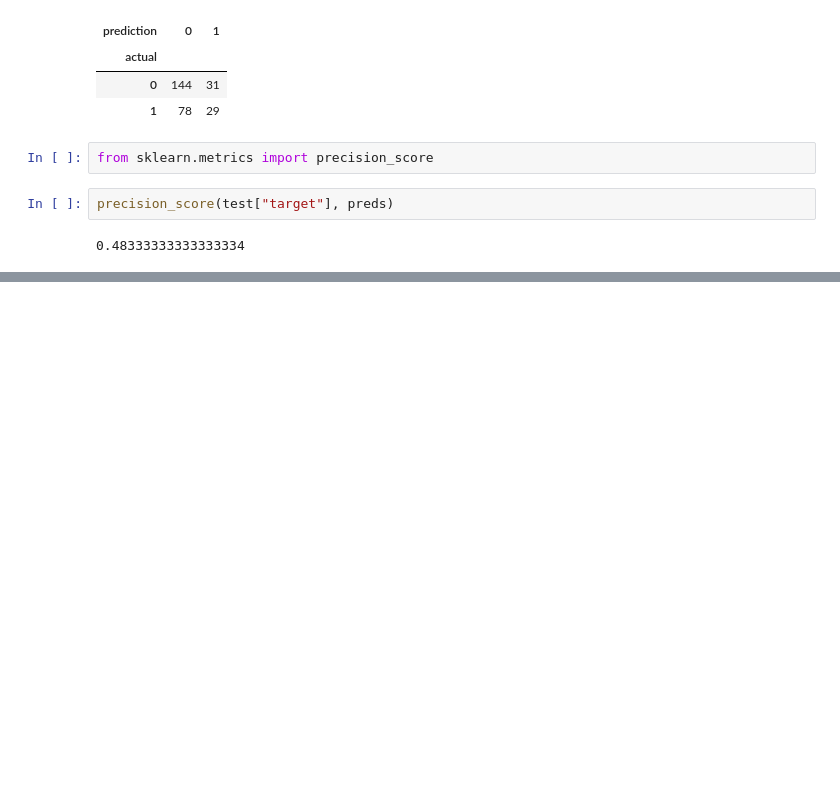
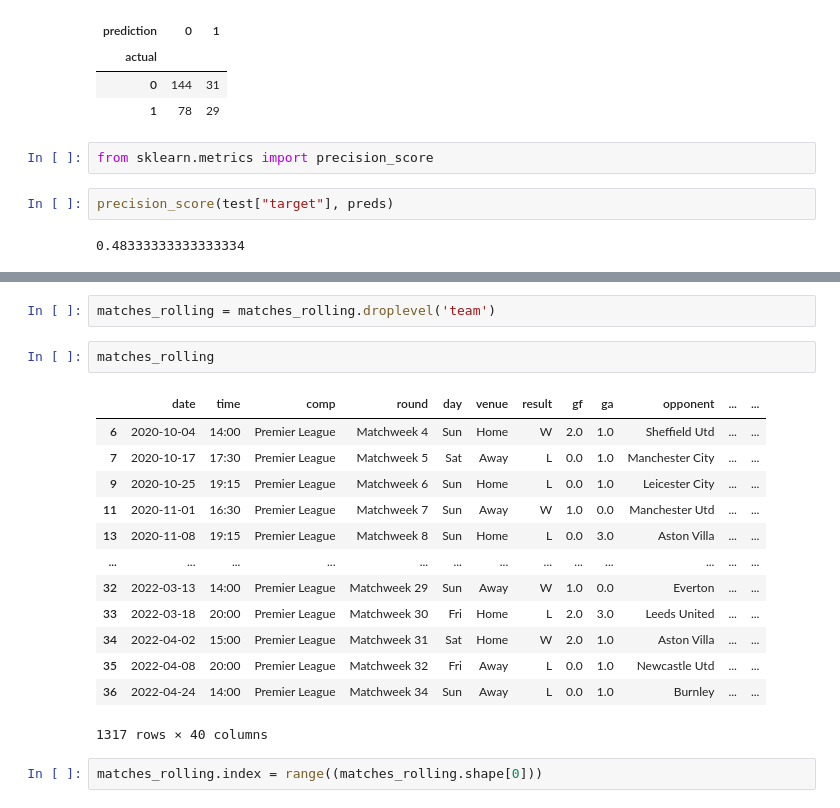
Before and after one commit to jeevanesh12/data_analytics_project, a Jupyter notebook: match_data.ipynb, the cells around one changed output, grey strips where cells are left out. Drawn from its saved outputs; the diff is of its cells as text; blank space fills up the shorter version.

```diff
--- a/match_data.ipynb
+++ b/match_data.ipynb
@@ -174,0 +235,20 @@ precision_score(test["target"], preds)
+# %%
+matches_rolling = matches_rolling.droplevel('team')
+# %%
+matches_rolling
+# %% [output]
+|  | date | time | comp | round | day | venue | result | gf | ga | opponent | ... | ... |
+| 6 | 2020-10-04 | 14:00 | Premier League | Matchweek 4 | Sun | Home | W | 2.0 | 1.0 | Sheffield Utd | ... | ... |
+| 7 | 2020-10-17 | 17:30 | Premier League | Matchweek 5 | Sat | Away | L | 0.0 | 1.0 | Manchester City | ... | ... |
+| 9 | 2020-10-25 | 19:15 | Premier League | Matchweek 6 | Sun | Home | L | 0.0 | 1.0 | Leicester City | ... | ... |
+| 11 | 2020-11-01 | 16:30 | Premier League | Matchweek 7 | Sun | Away | W | 1.0 | 0.0 | Manchester Utd | ... | ... |
+| 13 | 2020-11-08 | 19:15 | Premier League | Matchweek 8 | Sun | Home | L | 0.0 | 3.0 | Aston Villa | ... | ... |
+| ... | ... | ... | ... | ... | ... | ... | ... | ... | ... | ... | ... | ... |
+| 32 | 2022-03-13 | 14:00 | Premier League | Matchweek 29 | Sun | Away | W | 1.0 | 0.0 | Everton | ... | ... |
+| 33 | 2022-03-18 | 20:00 | Premier League | Matchweek 30 | Fri | Home | L | 2.0 | 3.0 | Leeds United | ... | ... |
+| 34 | 2022-04-02 | 15:00 | Premier League | Matchweek 31 | Sat | Home | W | 2.0 | 1.0 | Aston Villa | ... | ... |
+| 35 | 2022-04-08 | 20:00 | Premier League | Matchweek 32 | Fri | Away | L | 0.0 | 1.0 | Newcastle Utd | ... | ... |
+| 36 | 2022-04-24 | 14:00 | Premier League | Matchweek 34 | Sun | Away | L | 0.0 | 1.0 | Burnley | ... | ... |
+1317 rows × 40 columns
+# %%
+matches_rolling.index = range((matches_rolling.shape[0]))
```
Also changed, not shown: parts of 9 cells of this notebook.
